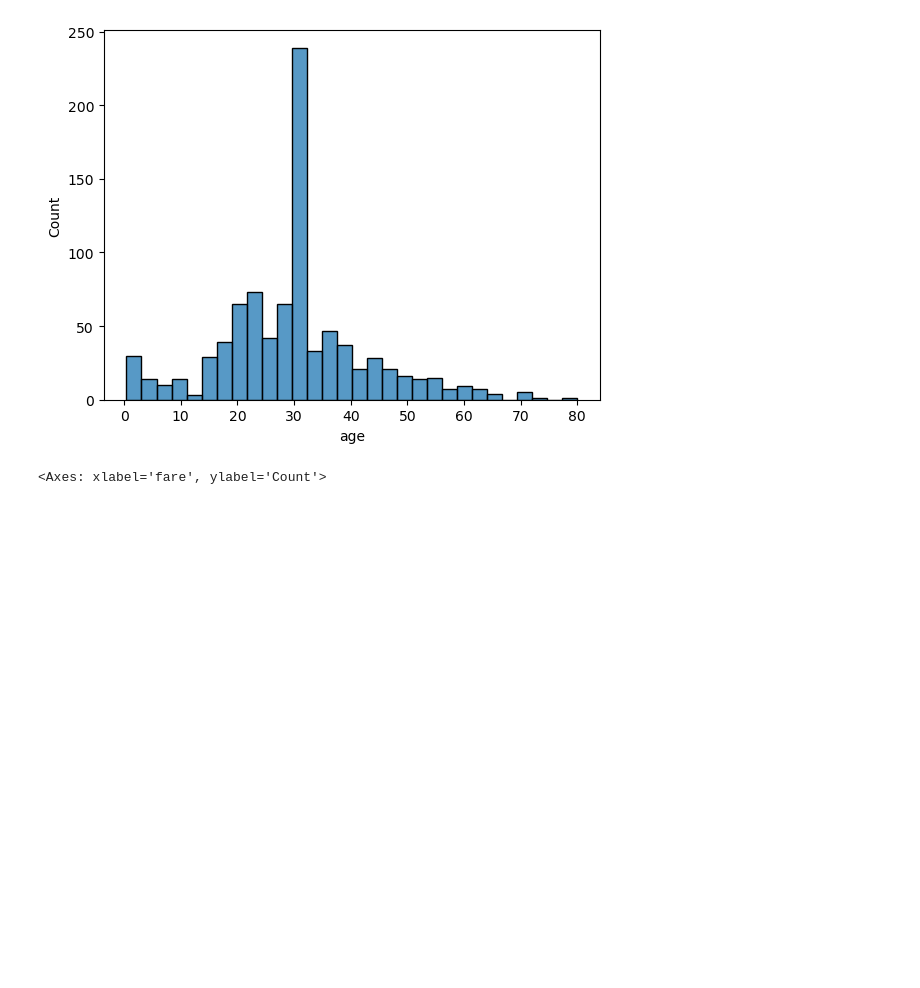
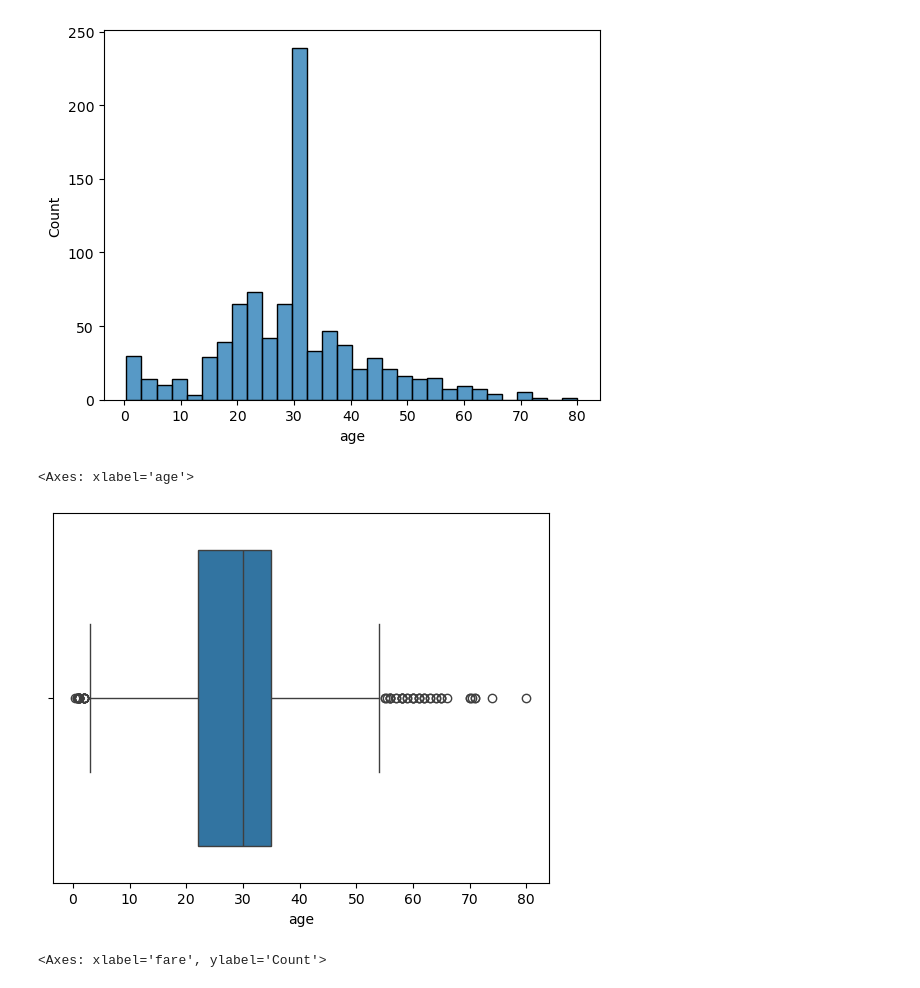
Before and after one commit to danilaviaart-lgtm/ds_curso, a Jupyter notebook: 2-Analytics/7-Mates para DS/Ejercicios/Practica_Univariante.ipynb, the cells around one changed output. Cells and saved outputs as stored; diff of their text form; code cells hidden in the pictures; blank space fills up the shorter version.

```diff
--- a/2-Analytics/7-Mates para DS/Ejercicios/Practica_Univariante.ipynb
+++ b/2-Analytics/7-Mates para DS/Ejercicios/Practica_Univariante.ipynb
@@ -253,6 +246,11 @@ sns.histplot(data=df_titanic, x='age')
 # %% [output]
 <Axes: xlabel='age', ylabel='Count'>
 [figure]
+# %%
+sns.boxplot(data=df_titanic, x='age')
+# %% [output]
+<Axes: xlabel='age'>
+[figure, added]
 # %%
 sns.histplot(data=df_titanic,kde=True, x='fare')
 # %% [output]
```
Also changed, not shown: parts of 11 cells of this notebook, 3 other files.
